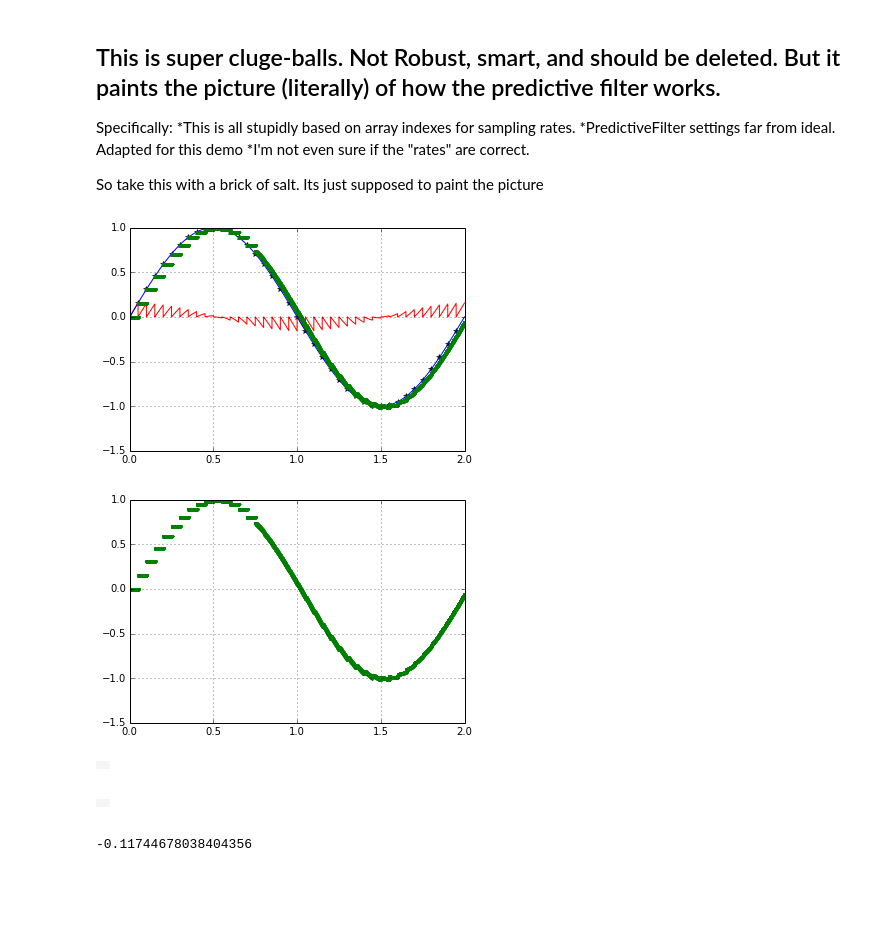
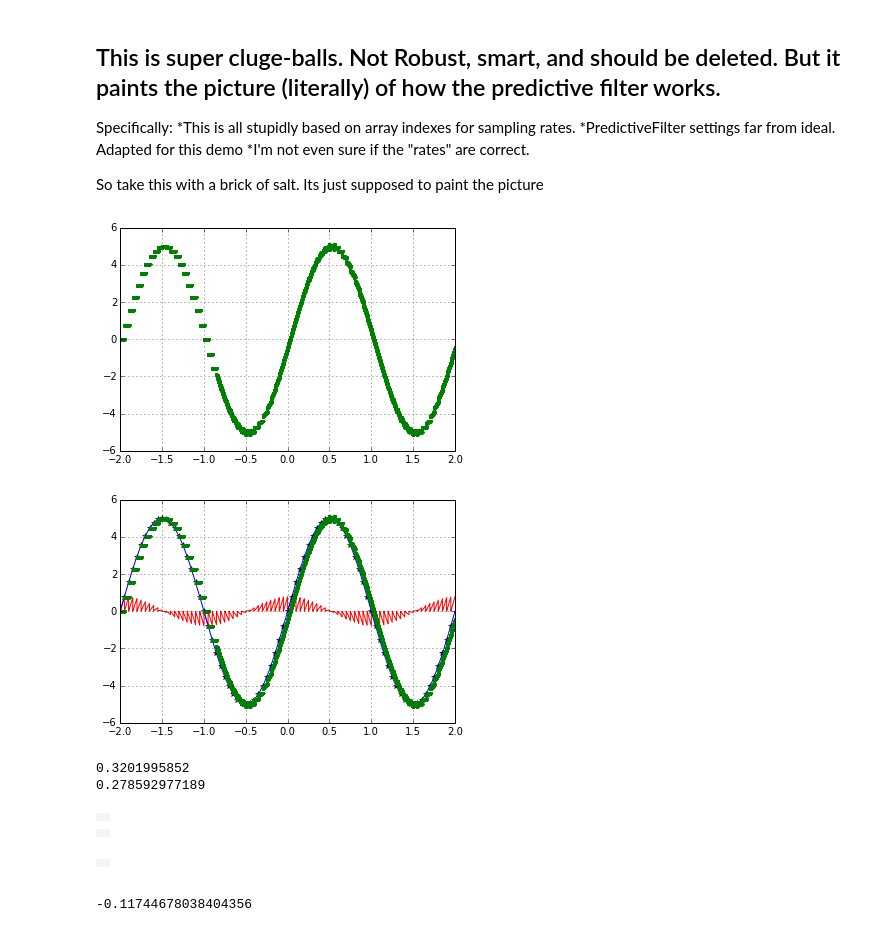
Before and after one commit to smhjn/predictiveFilter, a Jupyter notebook: PredictiveFilterDemo.ipynb, the cells around one changed output. Drawn from its saved outputs; the diff is of its cells as text; code cells hidden in the pictures; blank space fills up the shorter version.

```diff
--- a/PredictiveFilterDemo.ipynb
+++ b/PredictiveFilterDemo.ipynb
@@ -17,16 +17,17 @@ import pylab as plt
 ##  http://python-control.sourceforge.net/manual/timeresp.html
 # %%
 freq_analog = 0.5    #Hz
-n_analog = 10000
+amp = 5 #arcesconds
+n_analog = 20000
 points_per_second = n_analog / freq_analog
-t_analog = np.arange(0,1/freq_analog,1.0/n_analog)
-noise = (np.random.rand(len(t_analog))-0.5)*0.0
-s_analog = np.sin(t_analog*2*np.pi*freq_analog) + noise
+t_analog = np.arange(-1.0/freq_analog,1.0/freq_analog,1.0/n_analog)
+noise = (np.random.rand(len(t_analog))-0.5)*0.5
+s_analog = amp * np.sin(t_analog*2*np.pi*freq_analog) #+ noise #+ 1.5*np.sin(t_analog*2*np.pi*freq_analog*10)+ noise
 fig = pydygraphs.figure(width = 800, height = 200)
 data=pd.DataFrame()
 data["Time"] = t_analog;data["Signal"] = s_analog
 fig.plotDataFrame(data,"Time")
-fig.title("Input Signal");fig.xlabel('Time [s]');fig.ylabel('Amplitude')
+fig.title("Input Signal");fig.xlabel('Time [s]');fig.ylabel('Motion [arcseconds]')
 fig.show()
 # %% [output]
 |  |
@@ -75,7 +76,9 @@ Fs = 20 # 20Hz
 NTH = n_analog/Fs
 samples_per_second = Fs/n_analog
 samples = []
+samples_cont = []  # to build up list equal length of original
 t_sample = []
+t_sample_cont = [] # to build up leist equal length of original
 ideal_error = []
 
 Fa = 50
@@ -85,23 +88,26 @@ actuations_per_second = Fa/n_analog
 
 ###### Create and configure the PredictiveFilter
 pf=pypfilt.PyPredictiveFilter()
-numPointsToFilter=16
+numPointsToFilter=24
 cutoffFreq=5
 polyorder=2
-numPointsToFit = 10
+numPointsToFit = 4
 pf.configure(numPointsToFilter=numPointsToFilter)
 
 ## Allocate
-predictedPoints = np.zeros(n_analog*2+1)
-pf_error = np.zeros(n_analog*2+1)
+predictedPoints = np.zeros(len(s_analog)+1)
+pf_error = np.zeros(len(s_analog)+1)
 
 
 for idx,sample in enumerate(s_analog):
 
+    t_sample_cont.append(t_analog[idx])
     ## Sample at 20 Hz
     if (idx % NTH) == 0:
         samples.append(sample)
+        samples_cont.append(sample)
         t_sample.append(t_analog[idx])
+
 
         ###### Add each sample to the predictive filter:
         ##       Note, Predictive Filter does not take floating point X axis values. Needs longs for now.
@@ -109,37 +115,63 @@ for idx,sample in enumerate(s_analog):
         pf.addData(np.array([idx],dtype='uint64'), np.array([sample],dtype="double"))
         ## Filter the data we have. Generates polynomial too.
         pf.filter(cutoffFreq, polyorder,numPointsToFit=numPointsToFit)
+    else:
+        samples_cont.append(samples[-1])
 
     ###### Error from Idealized Sense-React system
     ideal_error.append(sample-samples[-1])
 
     ## Get a new prediction at 1KHz (every 5 "analog points". ) I know this is stupid
     if (idx % 5) == 0:#len(samples) % NTHa) == 0:
         array_samples = np.array(samples)
         if len(samples) >= numPointsToFilter:
 #             print "getting prediction. index: ",intTime[idx],"len[array_samples] : ",len(array_samples)
             predictedPoints[idx] = pf.getPrediction(idx)
         else:
 #             print "Not enough samples to start predictive filtering: ",len(samples)," : ",numPointsToFilter
             predictedPoints[idx] = samples[-1]
     else:
         predictedPoints[idx] = predictedPoints[idx-1]
-    if (idx+1) < len(s_analog):
-        pf_error[idx] = s_analog[idx]-predictedPoints[idx]
+    if (idx+2) < len(s_analog):
+        pf_error[idx] = s_analog[idx]-predictedPoints[idx-1]
 #         print predictedPoints[idx+1]
 
 
 
 
 plt.figure();plt.hold();plt.plot(t_sample,samples,'k*');plt.plot(t_analog,ideal_error,'r');plt.plot(t_analog,s_analog)
 plt.plot(t_analog,predictedPoints[0:-1],'g.')
 plt.grid();plt.show();plt.close()
 ## Gotta run twice to get the plot to work. Stupid Matplotlib
 plt.figure();plt.hold();plt.plot(t_sample,samples,'k*');plt.plot(t_analog,ideal_error,'r');plt.plot(t_analog,s_analog)
 plt.plot(t_analog,predictedPoints[0:-1],'g.')
 plt.grid();plt.show();plt.close()
+del(pf)
 # %% [output]
-[figure, old version]
+[figure, new version]
-[figure, old version]
+[figure, new version]
+# %%
+l2=len(t_analog)/2
+print np.std(ideal_error)
+print np.std(pf_error[l2:-1])
+([a],[b],[c])=pydygraphs.subplot(3,1,width=800,height=900)
+a.plot(t_analog[l2:-1],[s_analog[l2:-1],samples_cont[l2:-1],ideal_error[l2:-1]],color=["red","blue","black"],ylabels=["True Motion","Raw Estimates","Error"])
+# a.plot(t_analog,[ideal_error,s_analog,pf_error[0:-1]],color=["red","blue","green"],ylabels=["Sample Error","Raw Motion","PF Error"])
+a.xlabel('Time [s]')
+a.ylabel('Amplitude [arcseconds]')
+a.title("Reference Signal Discrete Estimation")
+a.show()
+
+b.plot(t_analog[l2:-1],[s_analog[l2:-1],predictedPoints[l2:-2], pf_error[l2:-2]],color=["turquoise","green","blue"],ylabels=["True Motion","PF Estimates","PF Error"])
+b.xlabel('Time [s]')
+b.ylabel('Amplitude [arcseconds]')
+b.title("Reference Signal Predictive Filter Estimation")
+b.show()
+# %% [output]
+0.3201995852
+0.278592977189
+|  |
+|  |
+|  |
 # %%
 fig2=pydygraphs.figure(width=800,height=300)
@@ -151,16 +183,6 @@ fig2.show()
 # %% [output]
 |  |
 |  |
-# %%
-fig2=pydygraphs.figure(width=800,height=300)
-fig2.plot(t_analog,[s_analog,predictedPoints[0:-1]],color=["green","blue"],ylabels=["Truth","Predicted Points"])
-fig2.xlabel('Time [s]')
-fig2.ylabel('Error')
-fig2.title("Predicted Signal vs True Signal")
-fig2.show()
-# %% [output]
-|  |
-|  |
 # %%
 pf.getPrediction(3)
 # %% [output]
```
Also changed, not shown: parts of 1 cell of this notebook.
